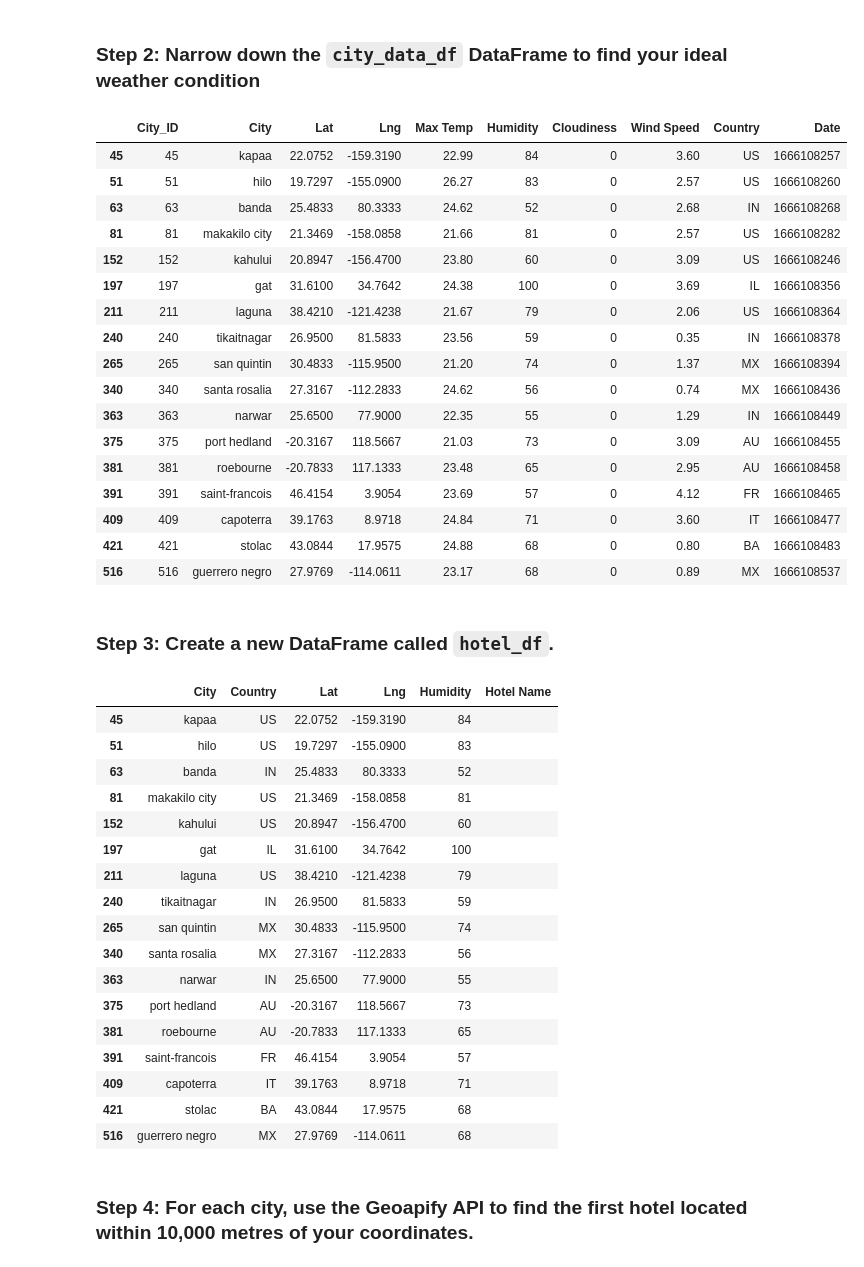
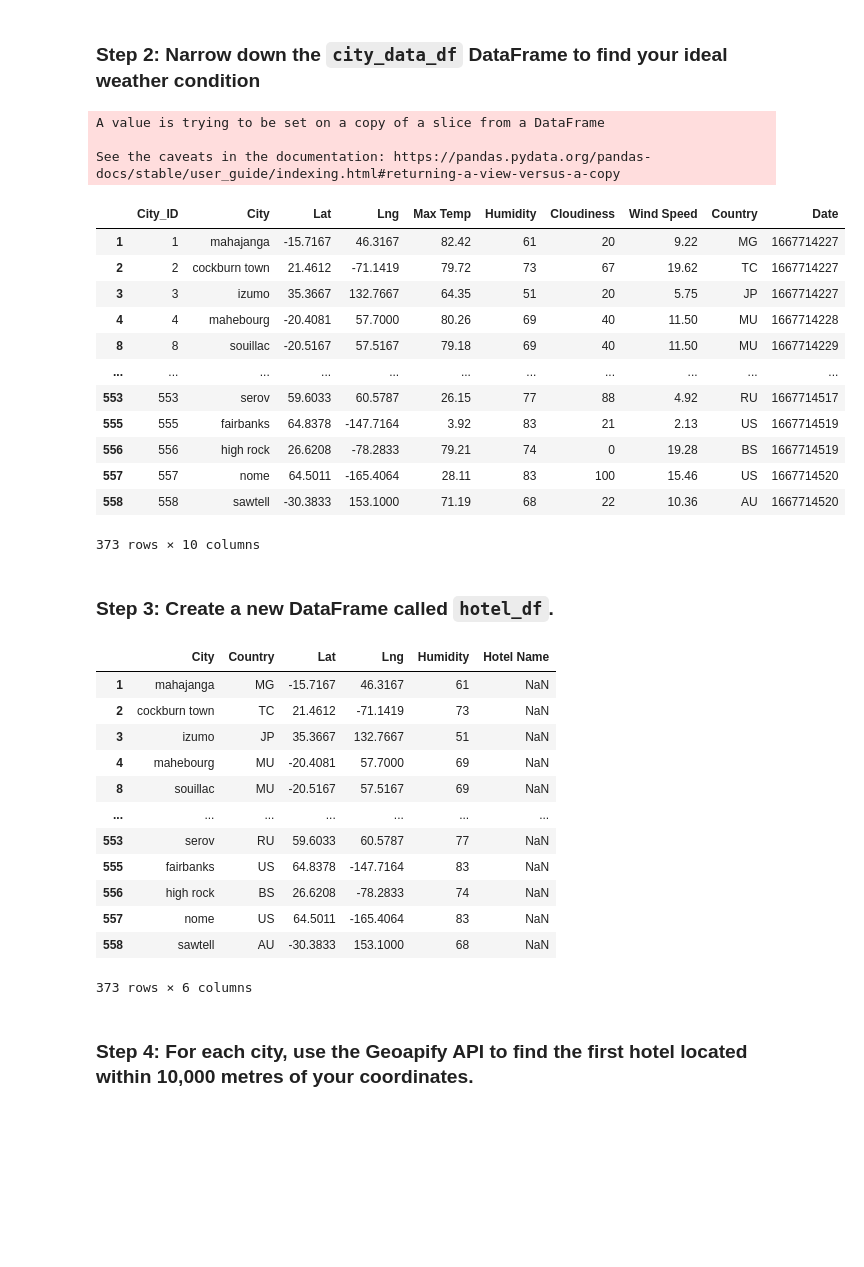
Before and after one commit to basse058/python-api-challenge2, a Jupyter notebook: VacationPy.ipynb, the cells around one changed output. Saved outputs shown, nothing was run; the diff lists cells and outputs as text; code cells hidden in the pictures; blank space fills up the shorter version.

```diff
--- a/VacationPy.ipynb
+++ b/VacationPy.ipynb
@@ -52,63 +61,56 @@ NameError: name 'goo_key' is not defined
 ### Step 2: Narrow down the `city_data_df` DataFrame to find your ideal weather condition
 # %%
 # Narrow down cities that fit criteria and drop any results with null values
-# YOUR CODE HERE
-
+city_data = city_data_df.loc[(city_data_df['Max Temp'] >= 68) & (city_data_df['Max Temp'] < 100)]
+city_data = city_data_df.loc[(city_data_df['Wind Speed'] < 20)]
+city_data = city_data_df.loc[(city_data_df['Humidity'] < 85)]
 # Drop any rows with null values
-city_data_df.dropna(inplace = True)
-city_data_df.head()
+city_data.dropna(inplace = True)
 
 # Display sample data
-# YOUR CODE HERE
+city_data
 # %% [output]
+A value is trying to be set on a copy of a slice from a DataFrame
+
+See the caveats in the documentation: https://pandas.pydata.org/pandas-docs/stable/user_guide/indexing.html#returning-a-view-versus-a-copy
 |  | City_ID | City | Lat | Lng | Max Temp | Humidity | Cloudiness | Wind Speed | Country | Date |
-| 45 | 45 | kapaa | 22.0752 | -159.3190 | 22.99 | 84 | 0 | 3.60 | US | 1666108257 |
-| 51 | 51 | hilo | 19.7297 | -155.0900 | 26.27 | 83 | 0 | 2.57 | US | 1666108260 |
-| 63 | 63 | banda | 25.4833 | 80.3333 | 24.62 | 52 | 0 | 2.68 | IN | 1666108268 |
-| 81 | 81 | makakilo city | 21.3469 | -158.0858 | 21.66 | 81 | 0 | 2.57 | US | 1666108282 |
-| 152 | 152 | kahului | 20.8947 | -156.4700 | 23.80 | 60 | 0 | 3.09 | US | 1666108246 |
-| 197 | 197 | gat | 31.6100 | 34.7642 | 24.38 | 100 | 0 | 3.69 | IL | 1666108356 |
-| 211 | 211 | laguna | 38.4210 | -121.4238 | 21.67 | 79 | 0 | 2.06 | US | 1666108364 |
-| 240 | 240 | tikaitnagar | 26.9500 | 81.5833 | 23.56 | 59 | 0 | 0.35 | IN | 1666108378 |
-| 265 | 265 | san quintin | 30.4833 | -115.9500 | 21.20 | 74 | 0 | 1.37 | MX | 1666108394 |
-| 340 | 340 | santa rosalia | 27.3167 | -112.2833 | 24.62 | 56 | 0 | 0.74 | MX | 1666108436 |
-| 363 | 363 | narwar | 25.6500 | 77.9000 | 22.35 | 55 | 0 | 1.29 | IN | 1666108449 |
-| 375 | 375 | port hedland | -20.3167 | 118.5667 | 21.03 | 73 | 0 | 3.09 | AU | 1666108455 |
-| 381 | 381 | roebourne | -20.7833 | 117.1333 | 23.48 | 65 | 0 | 2.95 | AU | 1666108458 |
-| 391 | 391 | saint-francois | 46.4154 | 3.9054 | 23.69 | 57 | 0 | 4.12 | FR | 1666108465 |
-| 409 | 409 | capoterra | 39.1763 | 8.9718 | 24.84 | 71 | 0 | 3.60 | IT | 1666108477 |
-| 421 | 421 | stolac | 43.0844 | 17.9575 | 24.88 | 68 | 0 | 0.80 | BA | 1666108483 |
-| 516 | 516 | guerrero negro | 27.9769 | -114.0611 | 23.17 | 68 | 0 | 0.89 | MX | 1666108537 |
+| 1 | 1 | mahajanga | -15.7167 | 46.3167 | 82.42 | 61 | 20 | 9.22 | MG | 1667714227 |
+| 2 | 2 | cockburn town | 21.4612 | -71.1419 | 79.72 | 73 | 67 | 19.62 | TC | 1667714227 |
+| 3 | 3 | izumo | 35.3667 | 132.7667 | 64.35 | 51 | 20 | 5.75 | JP | 1667714227 |
+| 4 | 4 | mahebourg | -20.4081 | 57.7000 | 80.26 | 69 | 40 | 11.50 | MU | 1667714228 |
+| 8 | 8 | souillac | -20.5167 | 57.5167 | 79.18 | 69 | 40 | 11.50 | MU | 1667714229 |
+| ... | ... | ... | ... | ... | ... | ... | ... | ... | ... | ... |
+| 553 | 553 | serov | 59.6033 | 60.5787 | 26.15 | 77 | 88 | 4.92 | RU | 1667714517 |
+| 555 | 555 | fairbanks | 64.8378 | -147.7164 | 3.92 | 83 | 21 | 2.13 | US | 1667714519 |
+| 556 | 556 | high rock | 26.6208 | -78.2833 | 79.21 | 74 | 0 | 19.28 | BS | 1667714519 |
+| 557 | 557 | nome | 64.5011 | -165.4064 | 28.11 | 83 | 100 | 15.46 | US | 1667714520 |
+| 558 | 558 | sawtell | -30.3833 | 153.1000 | 71.19 | 68 | 22 | 10.36 | AU | 1667714520 |
+373 rows × 10 columns
 # %% [markdown]
 ### Step 3: Create a new DataFrame called `hotel_df`.
 # %%
 # Use the Pandas copy function to create DataFrame called hotel_df to store the city, country, coordinates, and humidity
-# YOUR CODE HERE
+hotel_df = city_data[['City', 'Country', 'Lat', 'Lng', 'Humidity']].copy()
 
 # Add an empty column, "Hotel Name," to the DataFrame so you can store the hotel found using the Geoapify API
-# YOUR CODE HERE
+hotel_df = hotel_df.reindex(columns = hotel_df.columns.tolist() + ['Hotel Name'])
 
 # Display sample data
-# YOUR CODE HERE
+hotel_df
 # %% [output]
 |  | City | Country | Lat | Lng | Humidity | Hotel Name |
-| 45 | kapaa | US | 22.0752 | -159.3190 | 84 |  |
-| 51 | hilo | US | 19.7297 | -155.0900 | 83 |  |
-| 63 | banda | IN | 25.4833 | 80.3333 | 52 |  |
-| 81 | makakilo city | US | 21.3469 | -158.0858 | 81 |  |
-| 152 | kahului | US | 20.8947 | -156.4700 | 60 |  |
-| 197 | gat | IL | 31.6100 | 34.7642 | 100 |  |
-| 211 | laguna | US | 38.4210 | -121.4238 | 79 |  |
-| 240 | tikaitnagar | IN | 26.9500 | 81.5833 | 59 |  |
-| 265 | san quintin | MX | 30.4833 | -115.9500 | 74 |  |
-| 340 | santa rosalia | MX | 27.3167 | -112.2833 | 56 |  |
-| 363 | narwar | IN | 25.6500 | 77.9000 | 55 |  |
-| 375 | port hedland | AU | -20.3167 | 118.5667 | 73 |  |
-| 381 | roebourne | AU | -20.7833 | 117.1333 | 65 |  |
-| 391 | saint-francois | FR | 46.4154 | 3.9054 | 57 |  |
-| 409 | capoterra | IT | 39.1763 | 8.9718 | 71 |  |
-| 421 | stolac | BA | 43.0844 | 17.9575 | 68 |  |
-| 516 | guerrero negro | MX | 27.9769 | -114.0611 | 68 |  |
+| 1 | mahajanga | MG | -15.7167 | 46.3167 | 61 | NaN |
+| 2 | cockburn town | TC | 21.4612 | -71.1419 | 73 | NaN |
+| 3 | izumo | JP | 35.3667 | 132.7667 | 51 | NaN |
+| 4 | mahebourg | MU | -20.4081 | 57.7000 | 69 | NaN |
+| 8 | souillac | MU | -20.5167 | 57.5167 | 69 | NaN |
+| ... | ... | ... | ... | ... | ... | ... |
+| 553 | serov | RU | 59.6033 | 60.5787 | 77 | NaN |
+| 555 | fairbanks | US | 64.8378 | -147.7164 | 83 | NaN |
+| 556 | high rock | BS | 26.6208 | -78.2833 | 74 | NaN |
+| 557 | nome | US | 64.5011 | -165.4064 | 83 | NaN |
+| 558 | sawtell | AU | -30.3833 | 153.1000 | 68 | NaN |
+373 rows × 6 columns
 # %% [markdown]
 ### Step 4: For each city, use the Geoapify API to find the first hotel located within 10,000 metres of your coordinates.
 # %%
```
Also changed, not shown: parts of 6 cells of this notebook, 1 other file.
